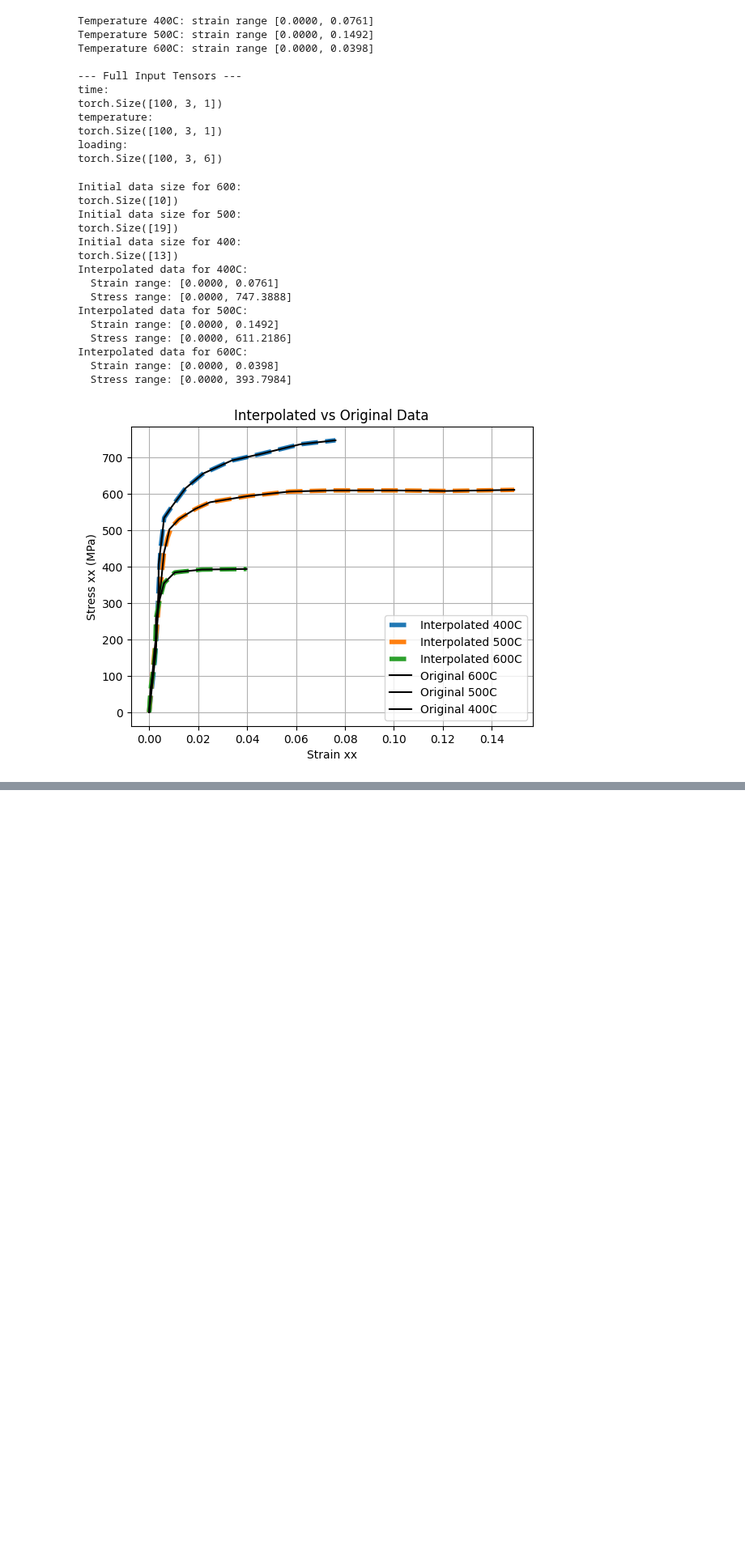
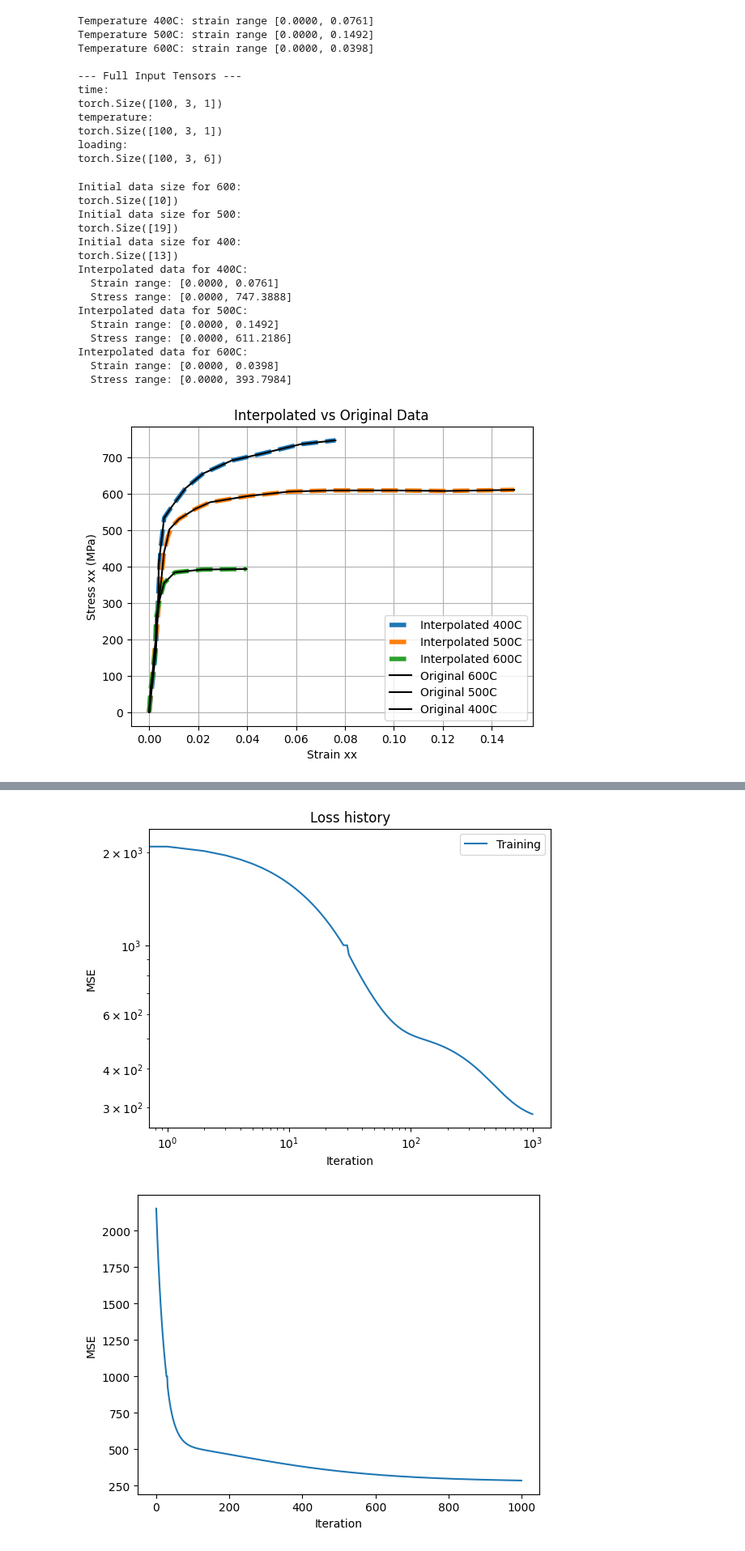
Before and after one commit to ColinMG2/neml2, a Jupyter notebook: cmg_projects/example_deterministic.ipynb, the cells around one changed output, grey strips where cells are left out. Shown at 81% size. Drawn from its saved outputs; the diff is of its cells as text; code cells hidden in the pictures; blank space fills up the shorter version.

```diff
--- a/cmg_projects/example_deterministic.ipynb
+++ b/cmg_projects/example_deterministic.ipynb
@@ -450,3 +449,22 @@ plt.show()
+# %%
+for i, loss in enumerate(loss_history):
+    if loss_history[i] > 1e4:
+        loss_history[i] = loss_history[i-1]
+plt.figure()
+plt.loglog(loss_history, label="Training")
+plt.xlabel("Iteration")
+plt.ylabel("MSE")
+plt.legend(loc="best")
+plt.title("Loss history")
+
+plt.figure()
+plt.plot(range(len(loss_history)), loss_history)
+plt.xlabel("Iteration")
+plt.ylabel("MSE")
+plt.show()
+# %% [output]
+[figure, added]
+[figure, added]
 # %%
 for i,T in enumerate(temperatures):
     temp_label = str(int(T.item()))
```
Also changed, not shown: parts of 11 cells of this notebook, 41 other files.
